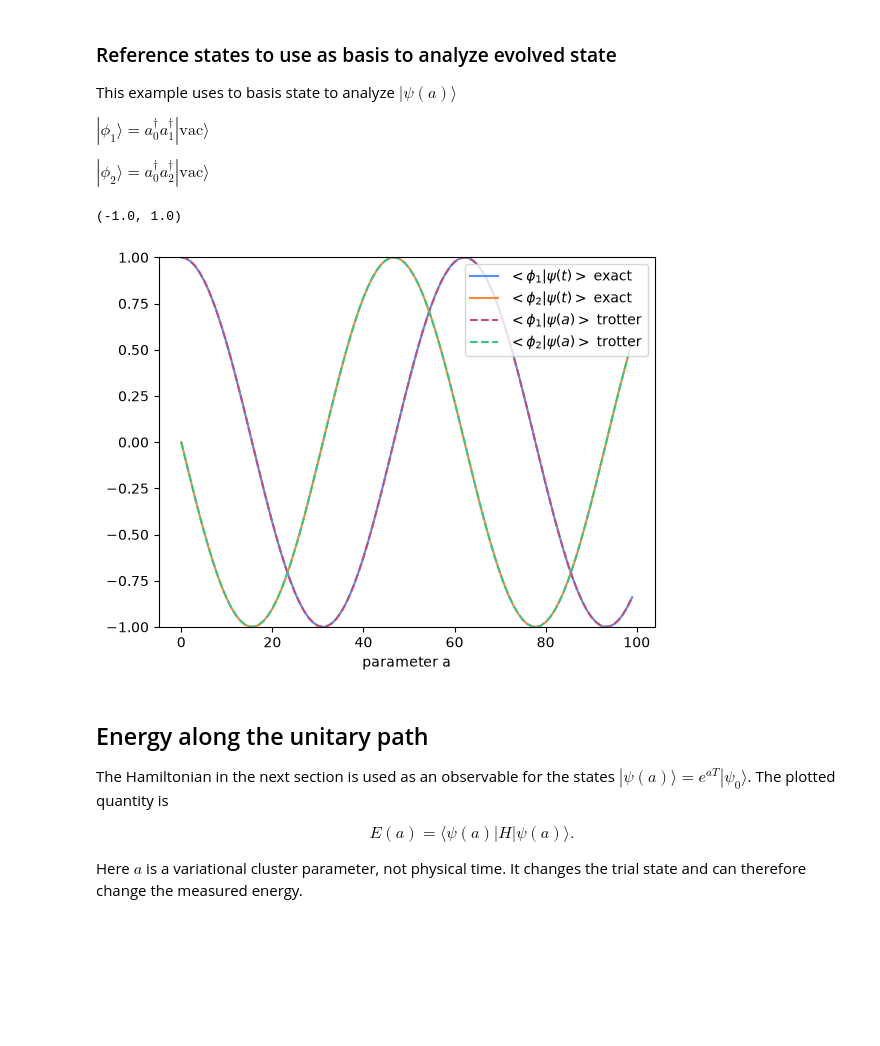
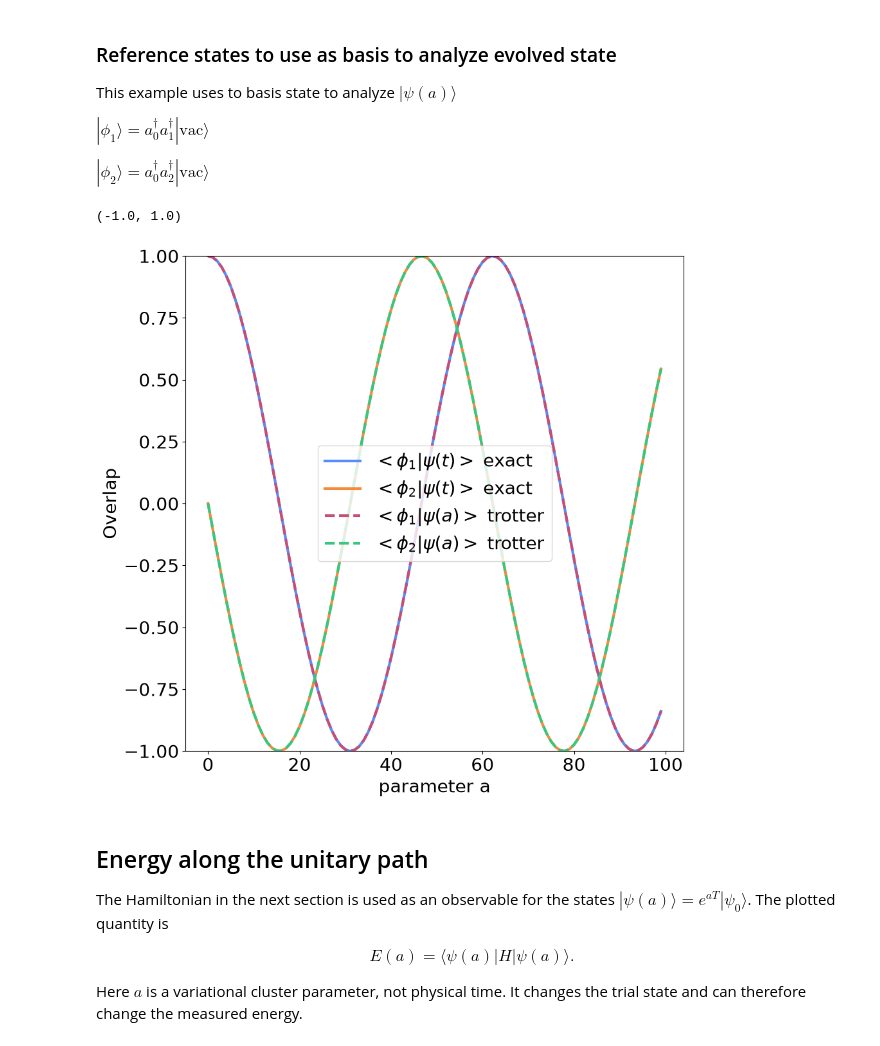
Before and after one commit to abelcarreras/CourseQuantumComputing, a Jupyter notebook: session_2/coupled_cluster.ipynb, the cells around one changed output. Saved outputs shown, nothing was run; the diff lists cells and outputs as text; code cells hidden in the pictures; blank space fills up the shorter version.

Commit message:
Plots modified

```diff
--- a/session_2/coupled_cluster.ipynb
+++ b/session_2/coupled_cluster.ipynb
@@ -167,32 +168,36 @@ sparse_basis2 = get_sparse_operator(state_ref2, n_qubits=3)
 # %%
 exact_1 = []
 exact_2 = []
 trotter_1 = []
 trotter_2 = []
 import numpy as np
 for a in np.linspace(0, 10, 100):
 
     sparse_state = build_ucc_operator(a)
 
     exact_1.append((sparse_basis1.T.conj() @ sparse_state)[0, 0].real)
     exact_2.append((sparse_basis2.T.conj() @ sparse_state)[0, 0].real)
 
     sparse_state = build_ucc_operator_trotter(a)
 
     trotter_1.append((sparse_basis1.T.conj() @ sparse_state)[0, 0].real)
     trotter_2.append((sparse_basis2.T.conj() @ sparse_state)[0, 0].real)
 
-plt.plot(exact_1, label='$<\phi_1 | \psi(t)>$ exact')
-plt.plot(exact_2, label='$<\phi_2 | \psi(t)>$ exact')
+plt.figure(figsize=(10, 10))
+plt.plot(exact_1, label='$<\phi_1 | \psi(t)>$ exact', linewidth= 3)
+plt.plot(exact_2, label='$<\phi_2 | \psi(t)>$ exact', linewidth= 3)
 
-plt.plot(trotter_1, '--', label='$<\phi_1 | \psi(a)>$ trotter')
-plt.plot(trotter_2, '--', label='$<\phi_2 | \psi(a)>$ trotter')
-plt.legend()
-plt.xlabel('parameter a')
+plt.plot(trotter_1, '--', label='$<\phi_1 | \psi(a)>$ trotter', linewidth= 3)
+plt.plot(trotter_2, '--', label='$<\phi_2 | \psi(a)>$ trotter', linewidth= 3)
+
+plt.legend(fontsize=20)
+plt.xlabel("parameter a", fontsize=20)
+plt.ylabel("Overlap", fontsize=20)
+plt.tick_params(axis="both", labelsize=20)
 plt.ylim(-1, 1)
 # %% [output]
 (-1.0, 1.0)
-[figure, old version]
+[figure, new version]
 # %% [markdown]
 ## Energy along the unitary path
 
```
Also changed, not shown: parts of 6 cells of this notebook, 1 other file.
